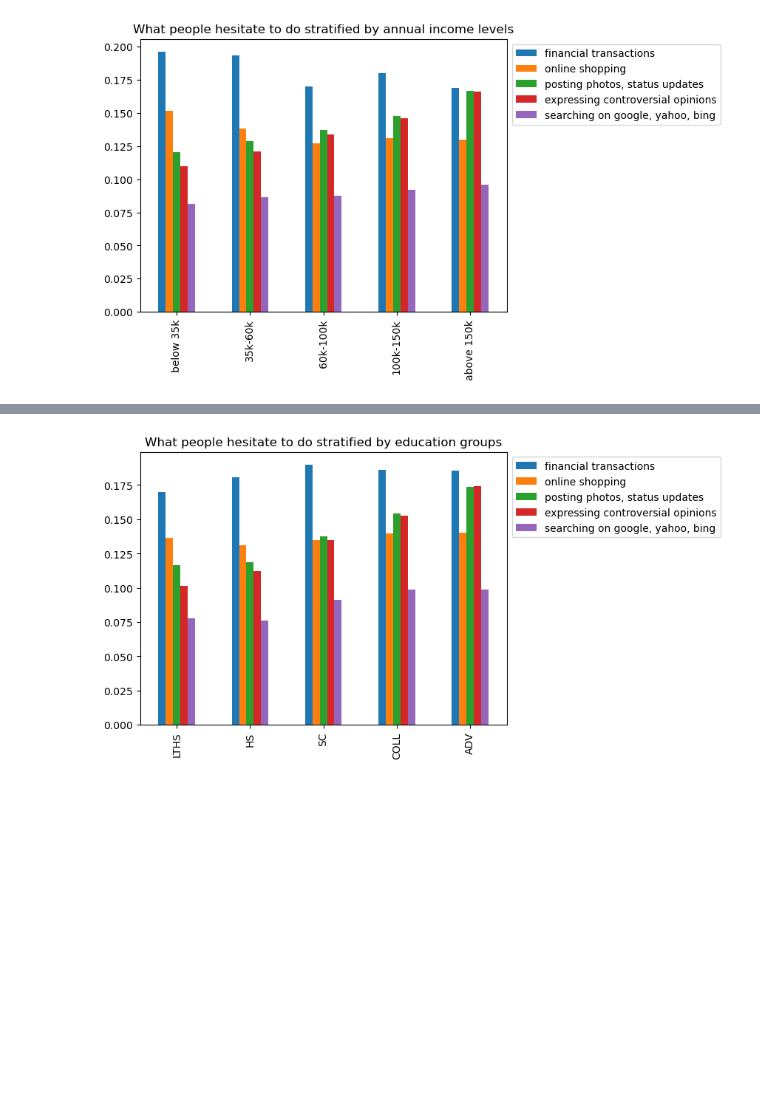
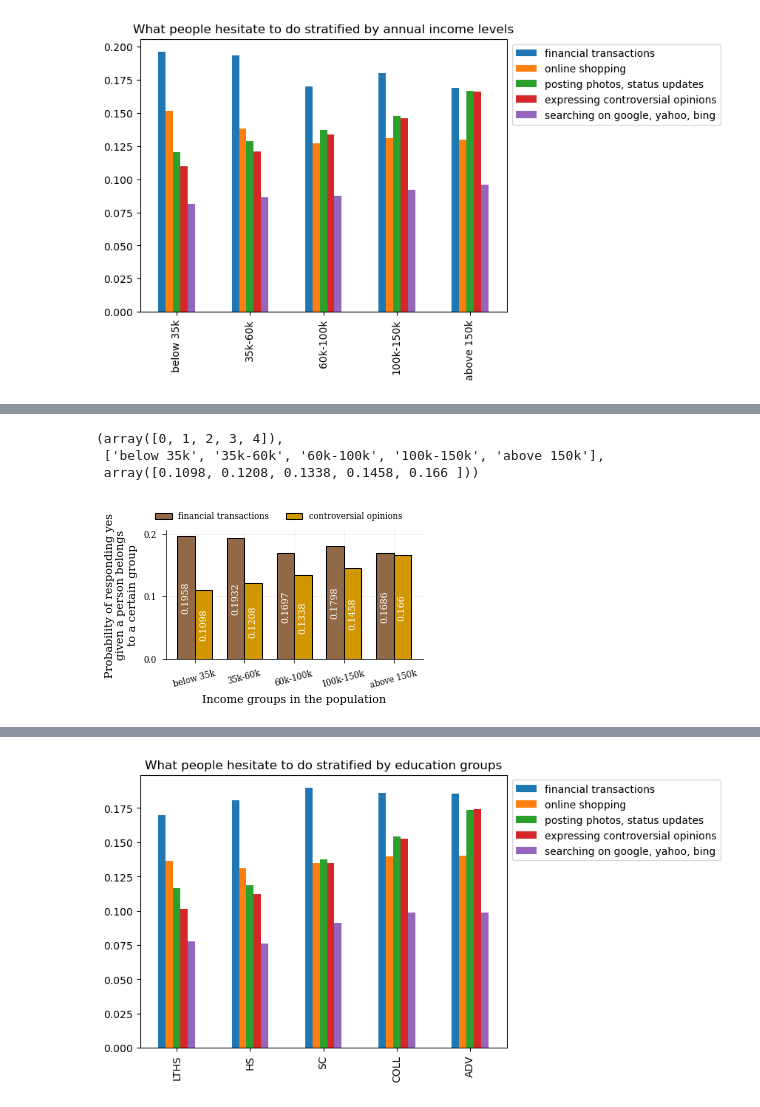
Before and after one commit to swag2198/data-literacy, a Jupyter notebook: exp/exp_AssociationBetweenVariables.ipynb, the cells around one changed output, grey strips where cells are left out. Saved outputs shown, nothing was run; the diff lists cells and outputs as text; code cells hidden in the pictures; blank space fills up the shorter version.

```diff
--- a/exp/exp_AssociationBetweenVariables.ipynb
+++ b/exp/exp_AssociationBetweenVariables.ipynb
@@ -336,3 +494,83 @@ plt.show()
+# %%
+xpos = list(res.keys())
+X = np.arange(len(xpos))
+
+fins = np.array([res[key][0] for key in xpos])
+fins = np.around(fins,4)
+fins_no = [round(res[key][0]*sample_sizes[key][0]) for key in xpos]
+
+opin = np.array([res[key][3] for key in xpos])
+opin = np.around(opin,4)
+
+opin_no = [round(res[key][3]*sample_sizes[key][3]) for key in xpos]
+
+X, xpos, opin
+# %% [output]
+(array([0, 1, 2, 3, 4]),
+ ['below 35k', '35k-60k', '60k-100k', '100k-150k', 'above 150k'],
+ array([0.1098, 0.1208, 0.1338, 0.1458, 0.166 ]))
+# %%
+with plt.rc_context({**bundles.icml2022(column='half', nrows=1, ncols=1, usetex=False), **tueplots.axes.lines()}):
+    fig, ax = plt.subplots()
+
+    # Add spines
+    ax.spines["top"].set(visible = False)
+    ax.spines["right"].set(visible = False)
+
+    # Add grid and axis labels
+    ax.grid(True, color = "lightgrey", ls = ":")
+
+    # We specify the width of the bar
+    width = 0.35
+
+    # Fouls conceded
+    b = ax.bar(
+        X,
+        fins,
+        ec = "black",
+        lw = .75,
+        color = rgb.tue_brown,
+        zorder = 3,
+        width = width,
+        label = "financial transactions"
+    )
+    ax.bar_label(b, padding=0, color = 'w', fontsize='small', label_type="center", rotation=90)
+
+    b = ax.bar(
+        X + width,
+        opin,
+        ec = "black",
+        lw = .75,
+        color = rgb.tue_orange,
+        zorder = 3,
+        width = width,
+        label = "controversial opinions"
+    )
+    ax.bar_label(b, padding=0, color = 'w', fontsize='small', label_type="center", rotation=90)
+
+
+    # Adjust ticks
+    xticks_ = ax.xaxis.set_ticks(
+        ticks = X + width/2,
+        labels = xpos,
+        rotation = 15
+    )
+
+    ax.set_xlabel("Income groups in the population")
+    ax.legend(loc = 'upper right', framealpha=1.0, facecolor='white', edgecolor='none')
+    ax.legend(
+        ncol = 2,
+        loc = "upper right",
+        framealpha=1.0, facecolor='white', edgecolor='none',
+
+        bbox_to_anchor = (0.95, 1.2),
+#         frameon = False
+    )
+    ax.set_ylabel("Probability of responding yes\ngiven a person belongs\nto a certain group")
+
+    plt.savefig(f"../res/figures/income_bar_{year}.pdf")
+# %% [output]
+[figure, added]
 # %%
 df
 # %% [output]
```
Also changed, not shown: parts of 59 cells of this notebook, 6 other files.
